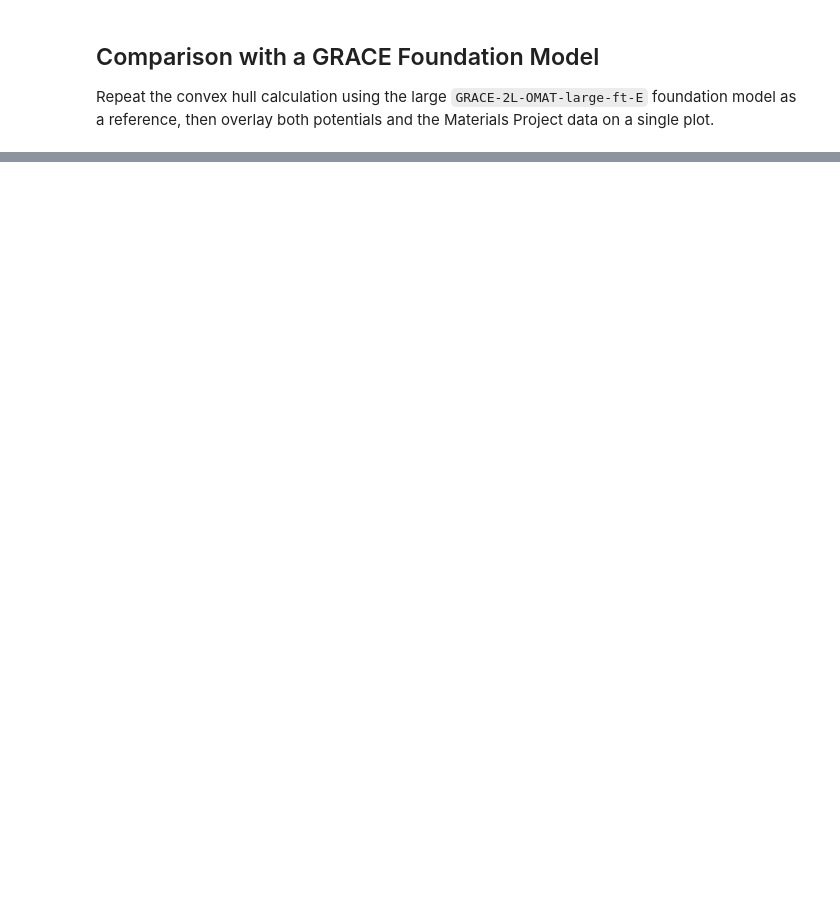
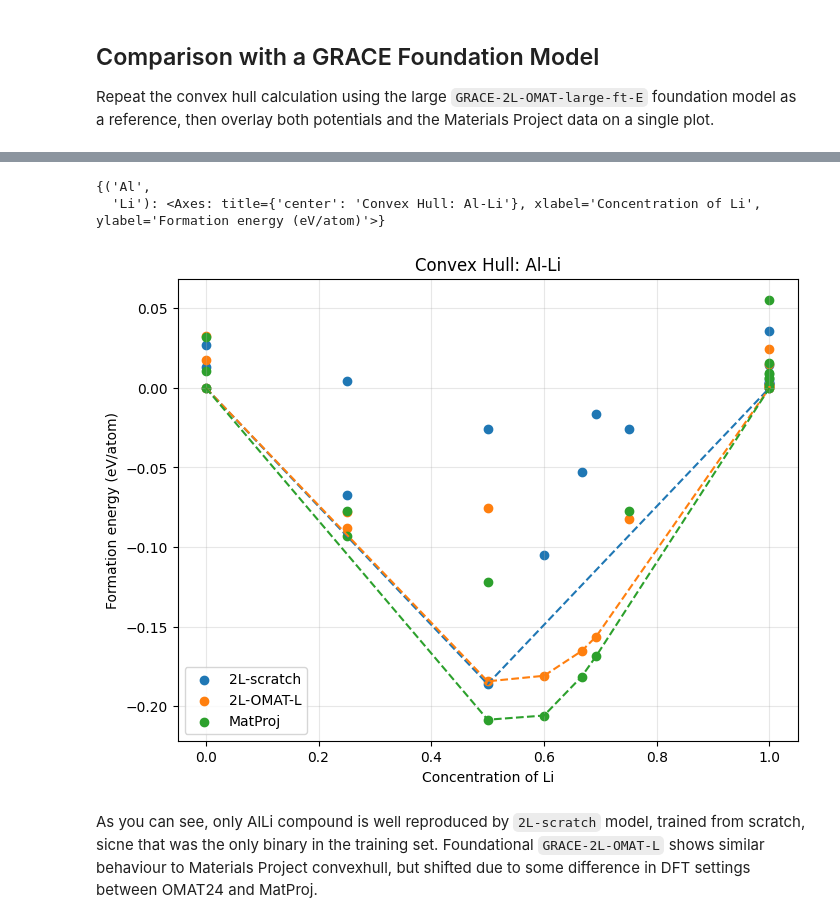
Before and after one commit to ICAMS/grace-tutorial, a Jupyter notebook: 1-AlLi-GRACE-2LAYER/1-fit/validate.ipynb, the cells around one changed output, grey strips where cells are left out. Saved outputs shown, nothing was run; the diff lists cells and outputs as text; code cells hidden in the pictures; blank space fills up the shorter version.

```diff
--- a/1-AlLi-GRACE-2LAYER/1-fit/validate.ipynb
+++ b/1-AlLi-GRACE-2LAYER/1-fit/validate.ipynb
@@ -58,4 +99,8 @@ struct_dict=fetch_structures(['Al','Li'],
 # %%
 pipeline_dict={}
 # %%
-df, pipeline_dict=run_convex_hull_calculation(structure_dict=struct_dict, calc=calc, pipeline_dict=pipeline_dict)
+df, pipeline_dict=run_convex_hull_calculation(structure_dict=struct_dict,
+                                              calc=calc,
+                                              pipeline_dict=pipeline_dict,
+                                              verbose=False
+                                             )
@@ -70,4 +154,8 @@ calc_fm=grace_fm("GRACE-2L-OMAT-large-ft-E")
 # %%
 pipeline_dict_fm = {}
 # %%
-df_fm, pipeline_dict_fm=run_convex_hull_calculation(structure_dict=struct_dict, calc=calc_fm, pipeline_dict=pipeline_dict_fm)
+df_fm, pipeline_dict_fm=run_convex_hull_calculation(structure_dict=struct_dict,
+                                                    calc=calc_fm,
+                                                    pipeline_dict=pipeline_dict_fm,
+                                                    verbose=False
+                                                   )
@@ -74,5 +180,14 @@ df_fm, pipeline_dict_fm=run_convex_hull_calculation(structure_dict=struct_dict,
 # %%
-plot_convex_hull({"2L-scratch":df, "2L-OMAT-L":df_fm, "MatProj": ref_df})
+plot_convex_hull({"2L-scratch":df,
+                  "2L-OMAT-L":df_fm,
+                  "MatProj": ref_df})
+# %% [output]
+{('Al',
+  'Li'): <Axes: title={'center': 'Convex Hull: Al-Li'}, xlabel='Concentration of Li', ylabel='Formation energy (eV/atom)'>}
+[figure, added]
+# %% [markdown]
+As you can see, only AlLi compound is well reproduced by `2L-scratch` model, trained from scratch, sicne that was the only binary  in the training set.
+Foundational `GRACE-2L-OMAT-L` shows similar behaviour to Materials Project convexhull, but shifted due to some difference in DFT settings between OMAT24 and MatProj.
 # %% [markdown]
 <hr style="border: none; border-top: 1px solid #415a77; margin: 32px 0 24px 0;"/>
 <div style="background: linear-gradient(135deg, #0d1b2a 0%, #1b263b 55%, #415a77 100%); padding: 24px 32px; border-radius: 12px; font-family: 'Segoe UI', Arial, sans-serif; box-shadow: 0 4px 24px rgba(0,0,0,0.25);">
```
Also changed, not shown: parts of 18 cells of this notebook.
